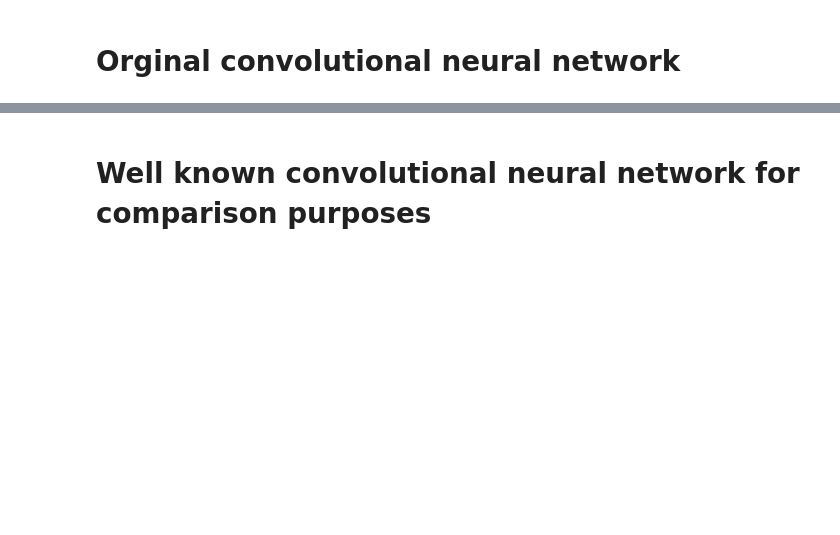
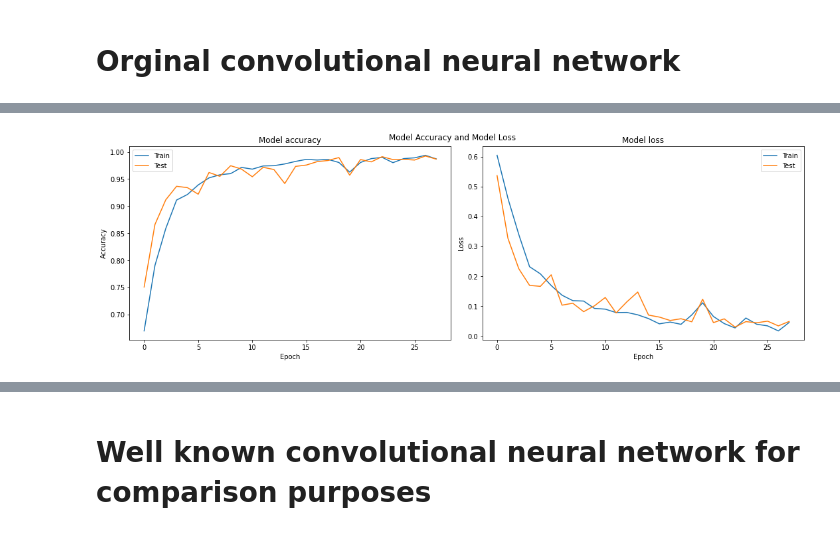
Before and after one commit to Ruanvans/ECG-classification-using-deep-learning, a Jupyter notebook: ptbd_models.ipynb, the cells around one changed output, grey strips where cells are left out. Cells and saved outputs as stored; diff of their text form; code cells hidden in the pictures; blank space fills up the shorter version.

```diff
--- a/ptbd_models.ipynb
+++ b/ptbd_models.ipynb
@@ -370,21 +362,21 @@ roc_curve_evaluation(y, y_pred, y_test)
 # %% [markdown]
 # **Orginal convolutional neural network**
 # %%
-model_1 = Sequential()
-model_1.add(Convolution1D(100, 5, activation='relu', input_shape=(187, 1)))
-model_1.add(Convolution1D(110, 5, activation='relu'))
-model_1.add(Convolution1D(120, 5, activation='relu'))
-model_1.add(MaxPooling1D(3))
-model_1.add(Convolution1D(140, 10, activation='relu'))
-model_1.add(Convolution1D(150, 10, activation='relu'))
-model_1.add(Convolution1D(160, 10, activation='relu'))
-model_1.add(Convolution1D(170, 10, activation='relu'))
-model_1.add(Convolution1D(200, 10, activation='relu'))
-model_1.add(GlobalAveragePooling1D())
-model_1.add(Dropout(0.5))
-model_1.add(Dense(100, activation='relu'))
-model_1.add(Dense(50, activation='relu' ))
-model_1.add(Dense(2, activation='softmax'))
+model_2 = Sequential()
+model_2.add(Convolution1D(100, 5, activation='relu', input_shape=(187, 1)))
+model_2.add(Convolution1D(110, 5, activation='relu'))
+model_2.add(Convolution1D(120, 5, activation='relu'))
+model_2.add(MaxPooling1D(3))
+model_2.add(Convolution1D(140, 10, activation='relu'))
+model_2.add(Convolution1D(150, 10, activation='relu'))
+model_2.add(Convolution1D(160, 10, activation='relu'))
+model_2.add(Convolution1D(170, 10, activation='relu'))
+model_2.add(Convolution1D(200, 10, activation='relu'))
+model_2.add(GlobalAveragePooling1D())
+model_2.add(Dropout(0.5))
+model_2.add(Dense(100, activation='relu'))
+model_2.add(Dense(50, activation='relu' ))
+model_2.add(Dense(2, activation='softmax'))
 
-print(model_1.summary())
-model_1.compile(optimizer='adam', loss='categorical_crossentropy', metrics=['accuracy'])
+print(model_2.summary())
+model_2.compile(optimizer='adam', loss='categorical_crossentropy', metrics=['accuracy'])
@@ -391,4 +401,4 @@ model_1.compile(optimizer='adam', loss='categorical_crossentropy', metrics=['acc
 # %%
 callbacks = [EarlyStopping(monitor='val_loss', patience=5)]
 
-history = model_1.fit(Xc_train, label_train, validation_data=(Xc_test, label_test), callbacks=callbacks, epochs=40, batch_size= 32)
+history = model_2.fit(Xc_train, y_train, validation_data=(Xc_test, y_test), callbacks=callbacks, epochs=40, batch_size= 32)
@@ -395,5 +423,6 @@ history = model_1.fit(Xc_train, label_train, validation_data=(Xc_test, label_tes
 # %%
 test = Xc_test
-y_test = label_test
-model = model_1
+y_test = y_test
+model = model_2
 model_evalutation(history, test, y_test, model)
+# %% [output]
@@ -400 +431,2 @@ model_evalutation(history, test, y_test, model)
+[figure, added]
 # %%
```
Also changed, not shown: parts of 24 cells of this notebook.
